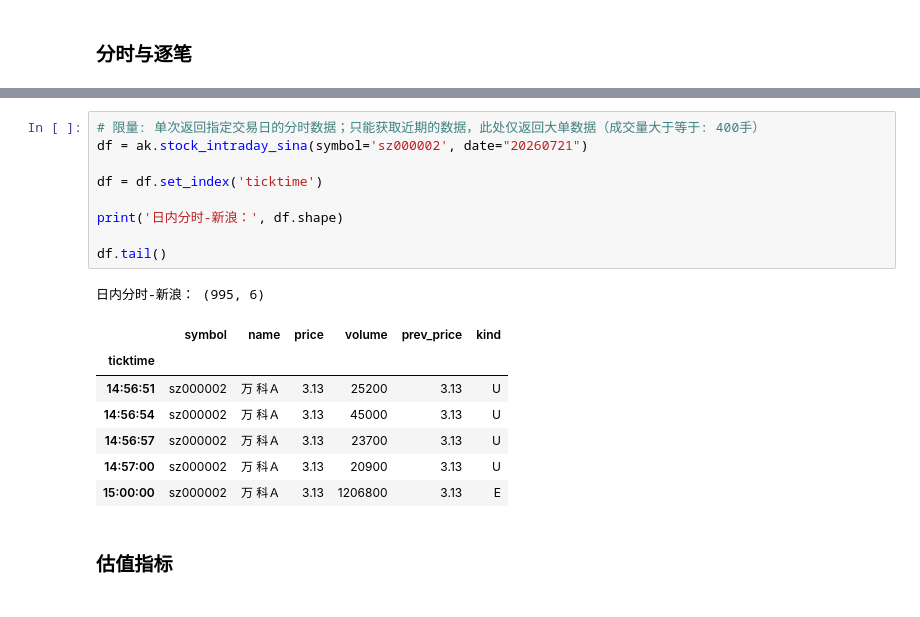
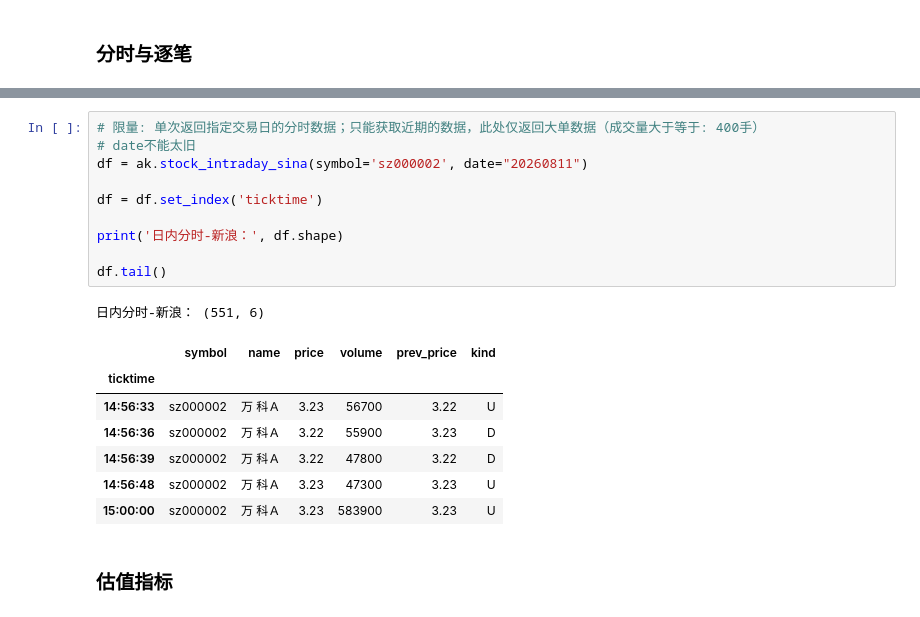
Before and after one commit to bamboosjtu/trading-topic, a Jupyter notebook: labs/00_金融数据获取/akshare_tutorial.ipynb, the cells around one changed output, grey strips where cells are left out. Cells and saved outputs as stored; diff of their text form.

```diff
--- a/labs/00_金融数据获取/akshare_tutorial.ipynb
+++ b/labs/00_金融数据获取/akshare_tutorial.ipynb
@@ -1045,21 +1045,22 @@ A股逐笔成交-腾讯： (1597, 5)
 # %%
 # 限量: 单次返回指定交易日的分时数据；只能获取近期的数据，此处仅返回大单数据（成交量大于等于: 400手）
-df = ak.stock_intraday_sina(symbol='sz000002', date="20260721")
+# date不能太旧
+df = ak.stock_intraday_sina(symbol='sz000002', date="20260811")
 
 df = df.set_index('ticktime')
 
 print('日内分时-新浪：', df.shape)
 
 df.tail()
 # %% [output]
-日内分时-新浪： (995, 6)
+日内分时-新浪： (551, 6)
 |  | symbol | name | price | volume | prev_price | kind |
 | ticktime |  |  |  |  |  |  |
-| 14:56:51 | sz000002 | 万 科Ａ | 3.13 | 25200 | 3.13 | U |
-| 14:56:54 | sz000002 | 万 科Ａ | 3.13 | 45000 | 3.13 | U |
-| 14:56:57 | sz000002 | 万 科Ａ | 3.13 | 23700 | 3.13 | U |
-| 14:57:00 | sz000002 | 万 科Ａ | 3.13 | 20900 | 3.13 | U |
-| 15:00:00 | sz000002 | 万 科Ａ | 3.13 | 1206800 | 3.13 | E |
+| 14:56:33 | sz000002 | 万 科Ａ | 3.23 | 56700 | 3.22 | U |
+| 14:56:36 | sz000002 | 万 科Ａ | 3.22 | 55900 | 3.23 | D |
+| 14:56:39 | sz000002 | 万 科Ａ | 3.22 | 47800 | 3.22 | D |
+| 14:56:48 | sz000002 | 万 科Ａ | 3.23 | 47300 | 3.23 | U |
+| 15:00:00 | sz000002 | 万 科Ａ | 3.23 | 583900 | 3.23 | U |
 # %% [markdown]
 ### 估值指标
 # %%
```
Also changed, not shown: parts of 56 cells of this notebook, 2 other files.
